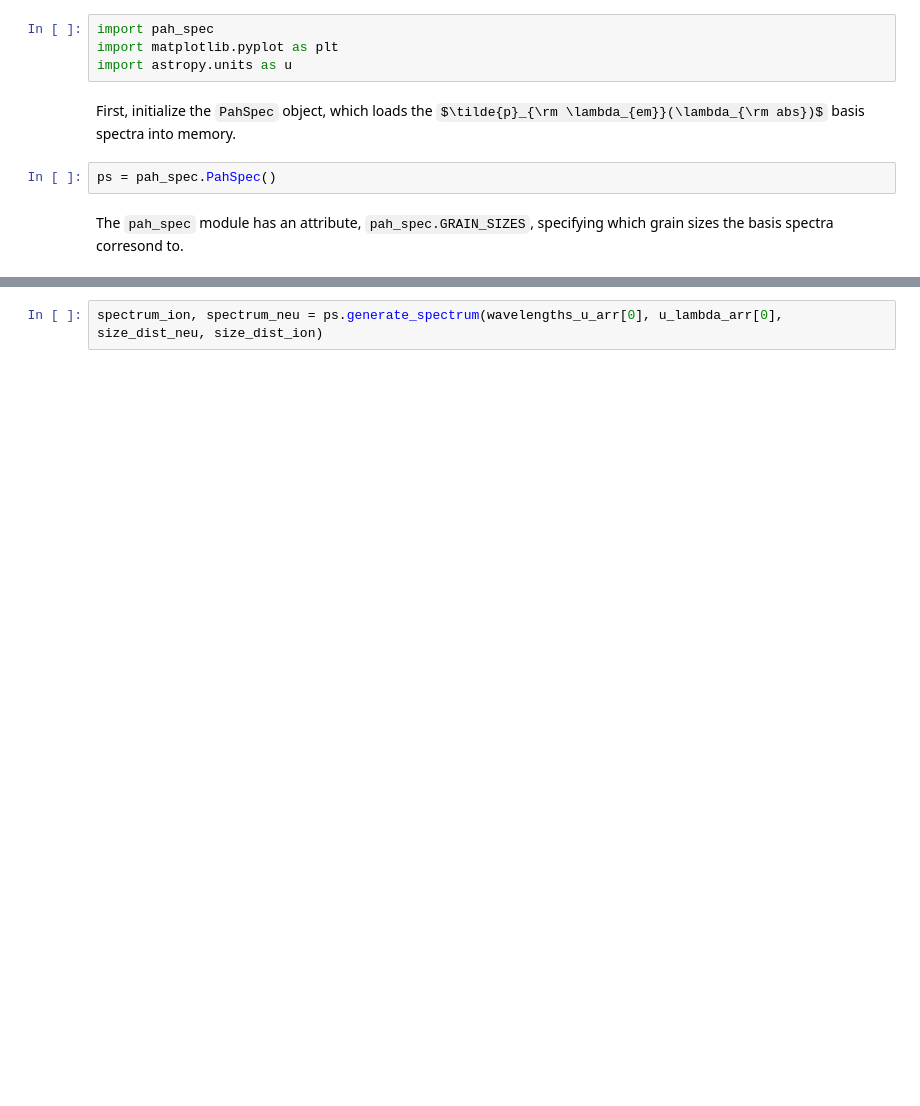
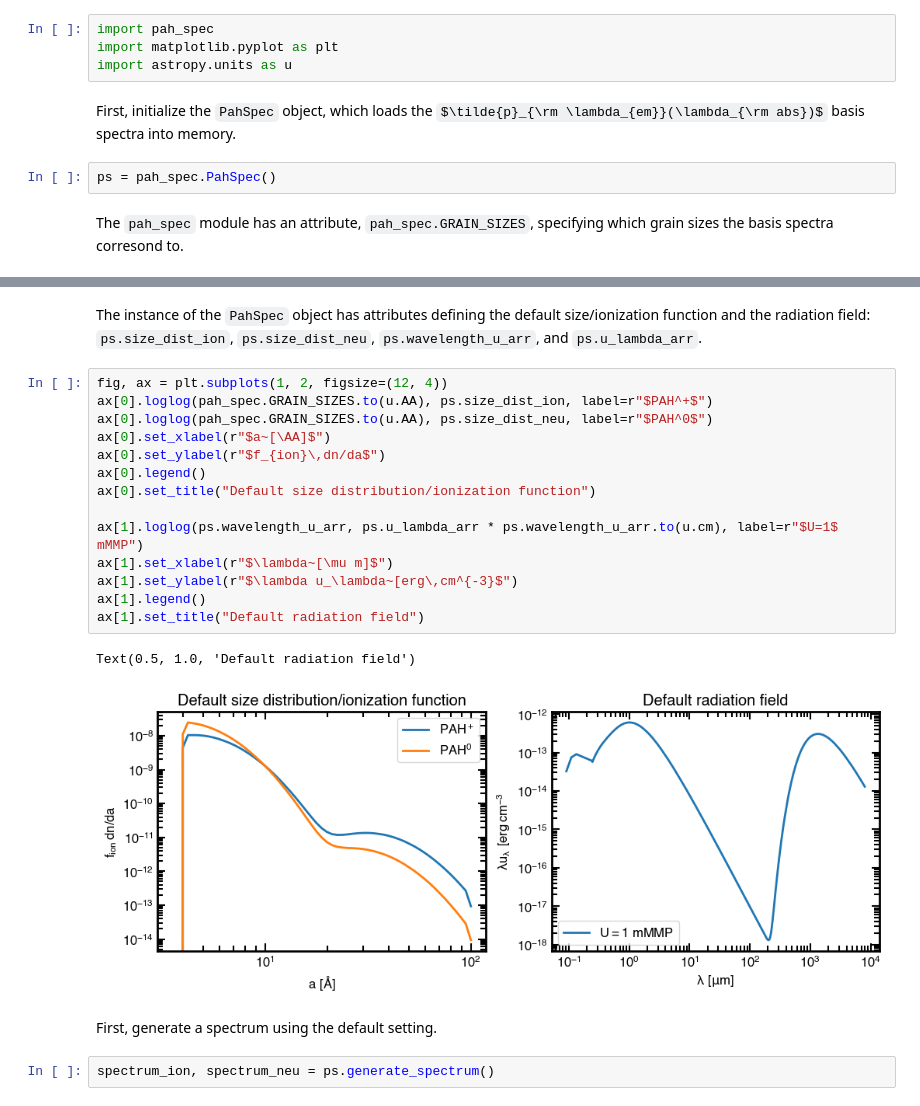
Before and after one commit to helenarichie/pah_spec, a Jupyter notebook: code/try_pah_spec.ipynb, the cells around one changed output, grey strips where cells are left out. Drawn from its saved outputs; the diff is of its cells as text; some formulas as TeX source; blank space fills up the shorter version.

Commit message:
update generate_spectrum example

```diff
--- a/code/try_pah_spec.ipynb
+++ b/code/try_pah_spec.ipynb
@@ -40,8 +34,29 @@ AttributeError
     If the input is not an astropy.units.Quantity object
 TypeError
     If the astropy.units.Quantity object has incorrect units (or optionally is not array-like)
+# %% [markdown]
+The instance of the `PahSpec` object has attributes defining the default size/ionization function and the radiation field: `ps.size_dist_ion`, `ps.size_dist_neu`, `ps.wavelength_u_arr`, and `ps.u_lambda_arr`.
+# %%
+fig, ax = plt.subplots(1, 2, figsize=(12, 4))
+ax[0].loglog(pah_spec.GRAIN_SIZES.to(u.AA), ps.size_dist_ion, label=r"$PAH^+$")
+ax[0].loglog(pah_spec.GRAIN_SIZES.to(u.AA), ps.size_dist_neu, label=r"$PAH^0$")
+ax[0].set_xlabel(r"$a~[\AA]$")
+ax[0].set_ylabel(r"$f_{ion}\,dn/da$")
+ax[0].legend()
+ax[0].set_title("Default size distribution/ionization function")
+
+ax[1].loglog(ps.wavelength_u_arr, ps.u_lambda_arr * ps.wavelength_u_arr.to(u.cm), label=r"$U=1$ mMMP")
+ax[1].set_xlabel(r"$\lambda~[\mu m]$")
+ax[1].set_ylabel(r"$\lambda u_\lambda~[erg\,cm^{-3}$")
+ax[1].legend()
+ax[1].set_title("Default radiation field")
+# %% [output]
+Text(0.5, 1.0, 'Default radiation field')
+[figure, added]
+# %% [markdown]
+First, generate a spectrum using the default setting.
 # %%
-spectrum_ion, spectrum_neu = ps.generate_spectrum(wavelengths_u_arr[0], u_lambda_arr[0], size_dist_neu, size_dist_ion)
+spectrum_ion, spectrum_neu = ps.generate_spectrum()
 # %%
 plt.loglog(ps.emission_wavelengths, spectrum_ion * ps.emission_wavelengths.to(u.cm), label=r"$PAH^+$")
 plt.loglog(ps.emission_wavelengths, spectrum_neu * ps.emission_wavelengths.to(u.cm), label=r"$PAH^0$")
```
Also changed, not shown: parts of 11 cells of this notebook.
